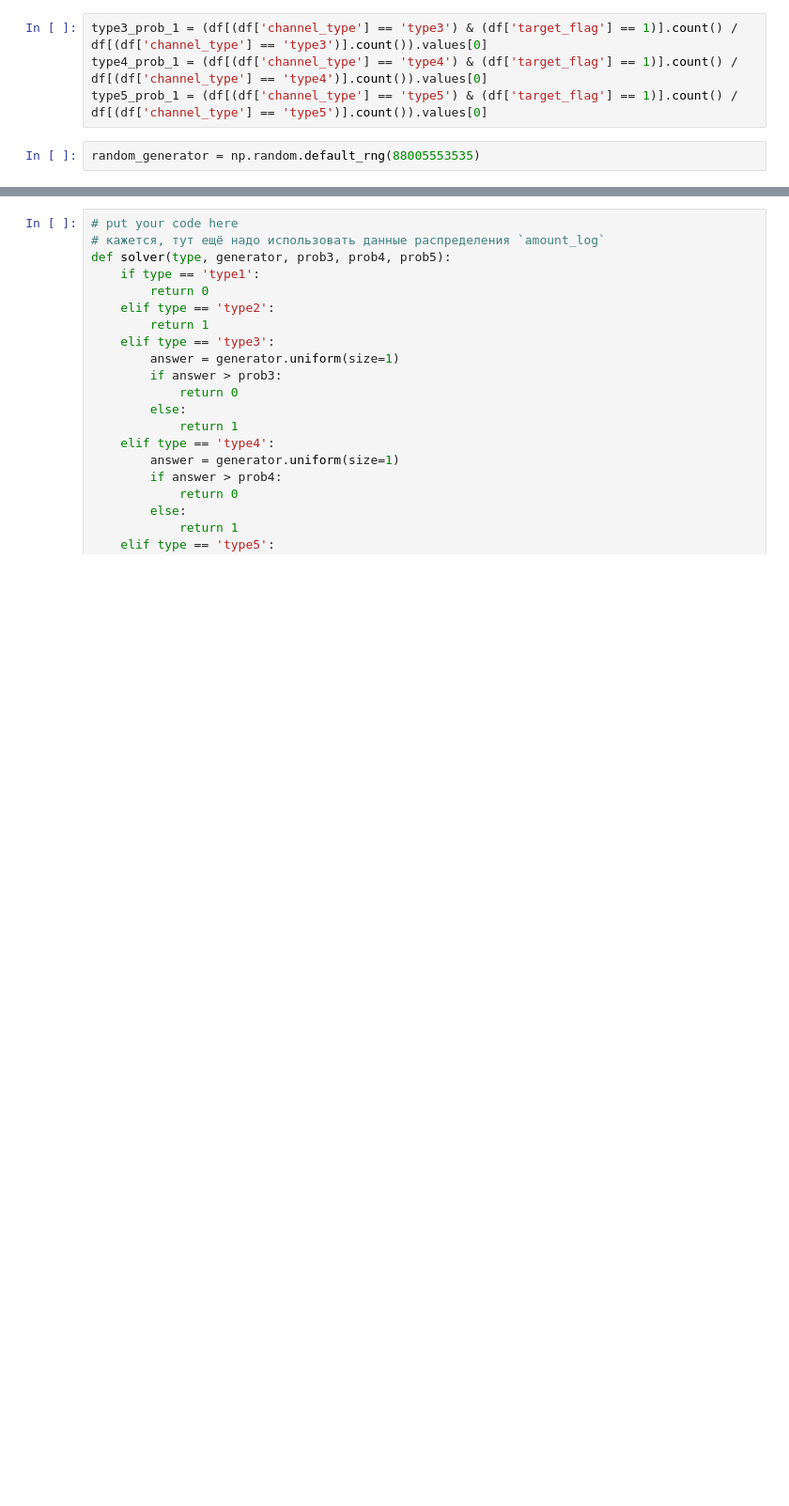
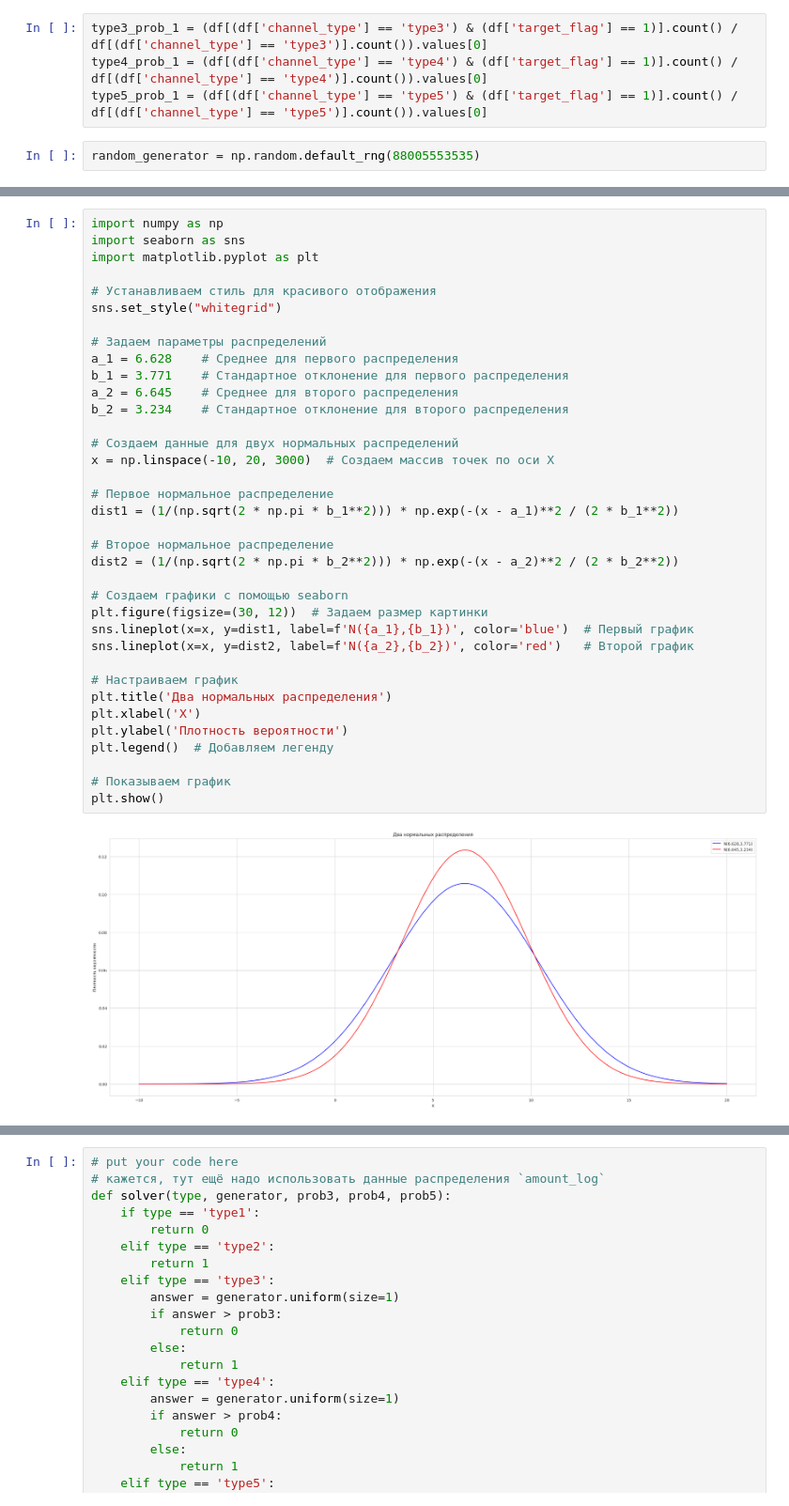
Before and after one commit to Krage56/ml_isp_intro, a Jupyter notebook: hw/hw1/ISP_HW1_NUMPY&PANDAS.ipynb, the cells around one changed output, grey strips where cells are left out. Shown at 94% size. Saved outputs shown, nothing was run; the diff lists cells and outputs as text; blank space fills up the shorter version.

Commit message:
notebook normal dist visual

```diff
--- a/hw/hw1/ISP_HW1_NUMPY&PANDAS.ipynb
+++ b/hw/hw1/ISP_HW1_NUMPY&PANDAS.ipynb
@@ -683,0 +691,38 @@ random_generator = np.random.default_rng(88005553535)
+# %%
+import numpy as np
+import seaborn as sns
+import matplotlib.pyplot as plt
+
+# Устанавливаем стиль для красивого отображения
+sns.set_style("whitegrid")
+
+# Задаем параметры распределений
+a_1 = 6.628    # Среднее для первого распределения
+b_1 = 3.771    # Стандартное отклонение для первого распределения
+a_2 = 6.645    # Среднее для второго распределения
+b_2 = 3.234    # Стандартное отклонение для второго распределения
+
+# Создаем данные для двух нормальных распределений
+x = np.linspace(-10, 20, 3000)  # Создаем массив точек по оси X
+
+# Первое нормальное распределение
+dist1 = (1/(np.sqrt(2 * np.pi * b_1**2))) * np.exp(-(x - a_1)**2 / (2 * b_1**2))
+
+# Второе нормальное распределение
+dist2 = (1/(np.sqrt(2 * np.pi * b_2**2))) * np.exp(-(x - a_2)**2 / (2 * b_2**2))
+
+# Создаем графики с помощью seaborn
+plt.figure(figsize=(30, 12))  # Задаем размер картинки
+sns.lineplot(x=x, y=dist1, label=f'N({a_1},{b_1})', color='blue')  # Первый график
+sns.lineplot(x=x, y=dist2, label=f'N({a_2},{b_2})', color='red')   # Второй график
+
+# Настраиваем график
+plt.title('Два нормальных распределения')
+plt.xlabel('X')
+plt.ylabel('Плотность вероятности')
+plt.legend()  # Добавляем легенду
+
+# Показываем график
+plt.show()
+# %% [output]
+[figure, added]
```
Also changed, not shown: parts of 3 cells of this notebook.
